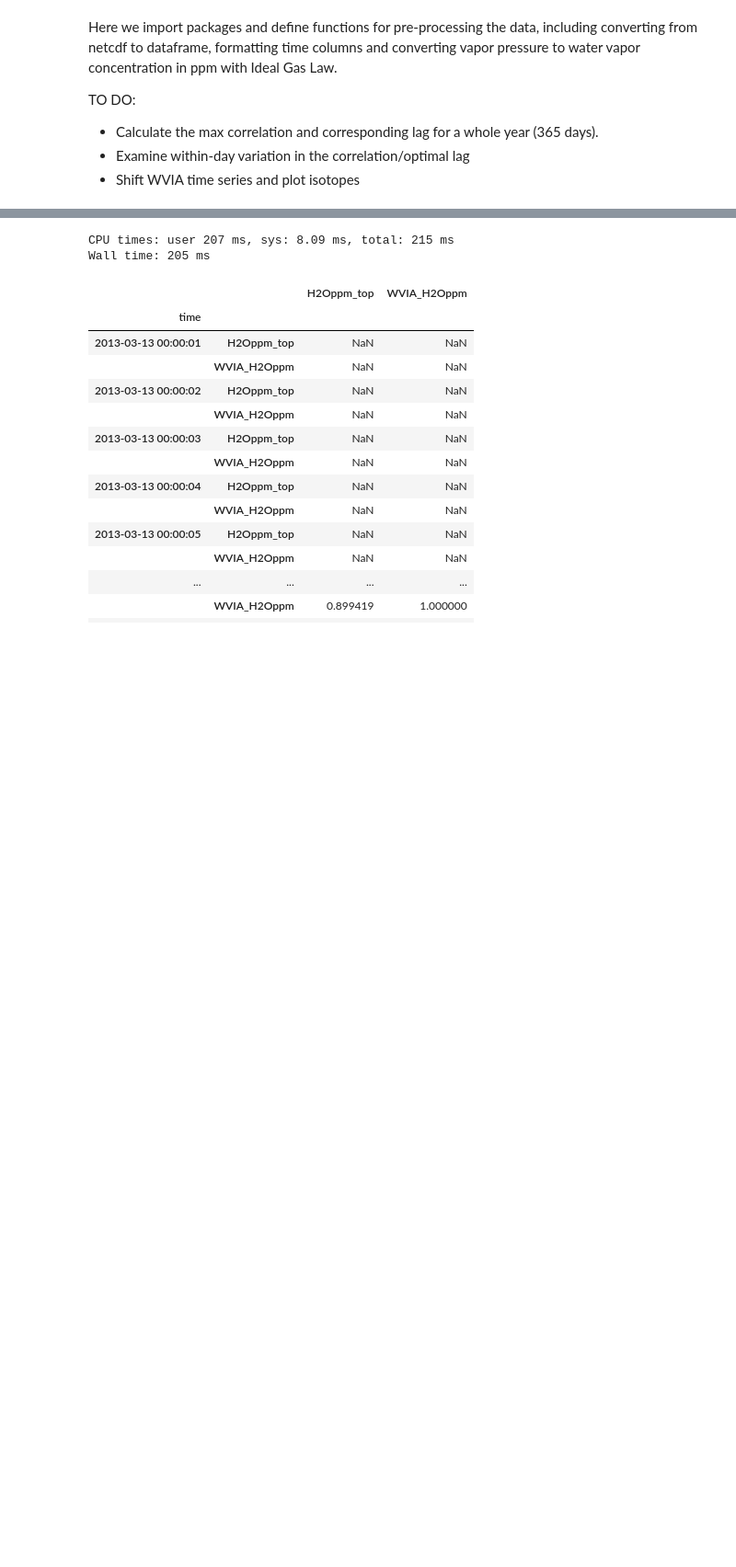
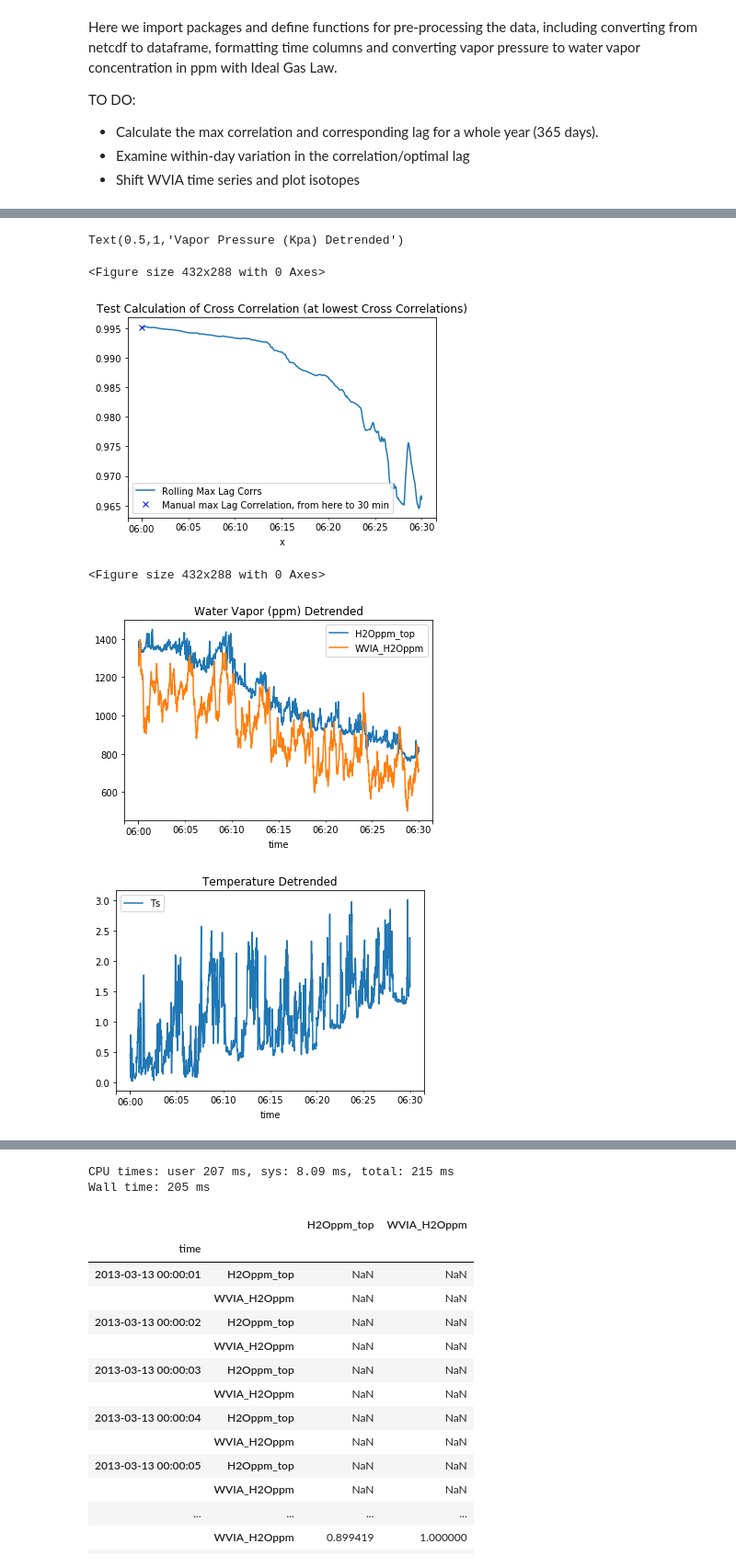
Before and after one commit to rbavery/isoflux, a Jupyter notebook: notebooks/dataexplore.ipynb, the cells around one changed output, grey strips where cells are left out. Shown: that part at 92% size. Cells and saved outputs as stored; diff of their text form; code cells hidden in the pictures; blank space fills up the shorter version.

```diff
--- a/notebooks/dataexplore.ipynb
+++ b/notebooks/dataexplore.ipynb
@@ -228,0 +238,39 @@ df_1sec = df_1sec.reset_index()
+# %%
+corr_df_merge = pd.concat([corr_df, df_detrended], axis=1).set_index('time')
+#subsetting series by the half hour, in units of seconds
+start_sec = 60*30*12
+end_sec = 60*30*13
+plt.figure()
+#this plots the rolling max lag corrs calculated below
+ax = corr_df_merge.iloc[start_sec:end_sec].plot(kind='line',y=0, label='Rolling Max Lag Corrs')
+
+top_prob = corr_df_merge.iloc[start_sec:end_sec]['H2Oppm_top'].values
+bottom_prob = corr_df_merge.iloc[start_sec:end_sec]['WVIA_H2Oppm'].values
+
+# manual calc of max lag corr at same point as start of plot of rolling max lag corrs
+# corresponds to a max of 500 seconds in either direction for lagging the 30 minute time series
+true_corr = max_xcorr(top_prob, bottom_prob, normed = True, maxlags=1000)
+true_time = pd.Timestamp(year=2013, month=3, day =13, hour=6, minute=0)
+point = pd.DataFrame({'x': [true_time], 'y': [true_corr]})
+point.plot(x='x', y='y', ax=ax, style='bx', label='Manual max Lag Correlation, from here to 30 min')
+plt.title('Test Calculation of Cross Correlation (at lowest Cross Correlations)')
+
+plt.figure()
+corr_df_merge.iloc[start_sec:end_sec].plot(kind='line',y=['H2Oppm_top','WVIA_H2Oppm'])
+plt.title('Water Vapor (ppm) Detrended')
+corr_df_merge.iloc[start_sec:end_sec].plot(kind='line',y=['Ts'])
+plt.title('Temperature Detrended')
+corr_df_merge.iloc[start_sec:end_sec].plot(kind='line',y=['press'])
+plt.title('Pressure Detrended')
+top_prob = corr_df_merge.iloc[start_sec:end_sec]['H2Oppm_top'].values
+bottom_prob = corr_df_merge.iloc[start_sec:end_sec]['WVIA_H2Oppm'].values
+max_xcorr(top_prob, bottom_prob, normed = True, maxlags=1000)
+corr_df_merge.iloc[start_sec:end_sec].plot(kind='line',y=['e_hmp'])
+plt.title('Vapor Pressure (Kpa) Detrended')
+# %% [output]
+Text(0.5,1,'Vapor Pressure (Kpa) Detrended')
+<Figure size 432x288 with 0 Axes>
+[figure, added]
+<Figure size 432x288 with 0 Axes>
+[figure, added]
+[figure, added]
```
Also changed, not shown: parts of 15 cells of this notebook, 3 other files.
